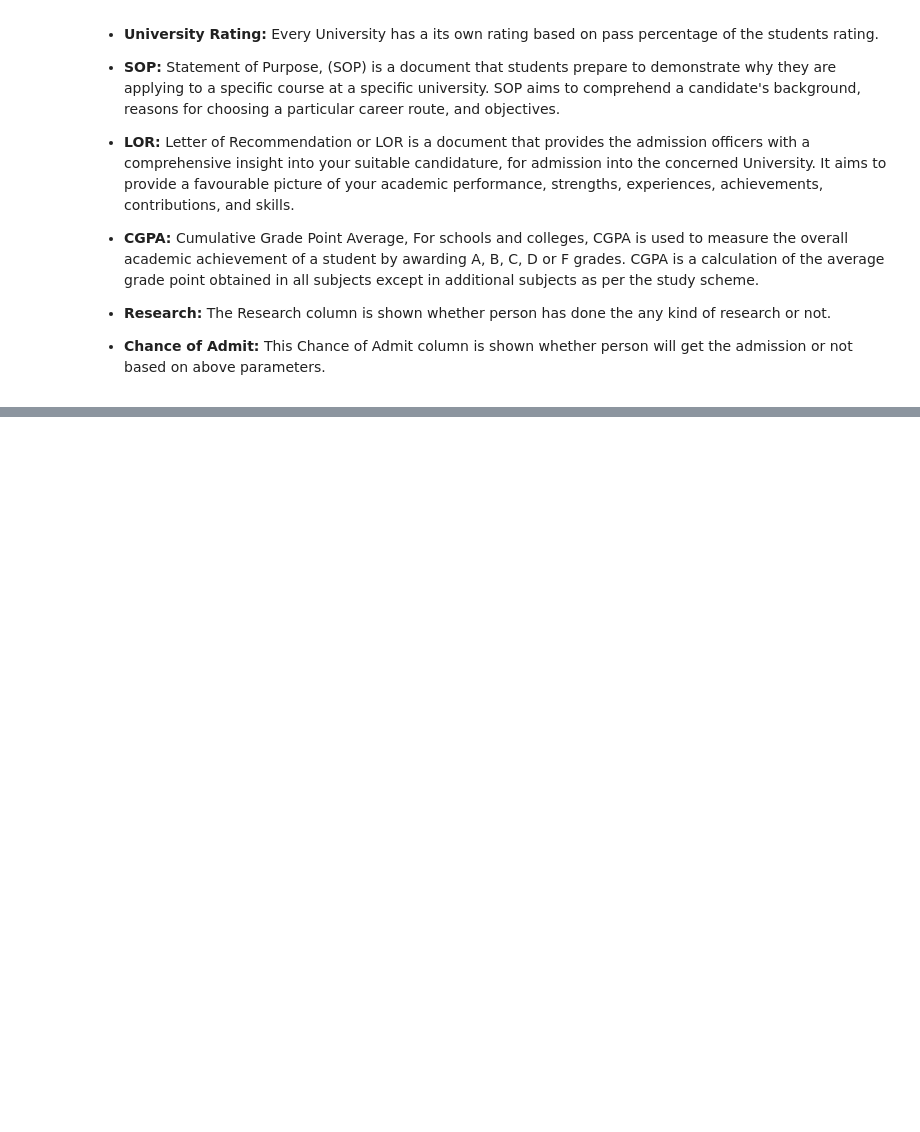
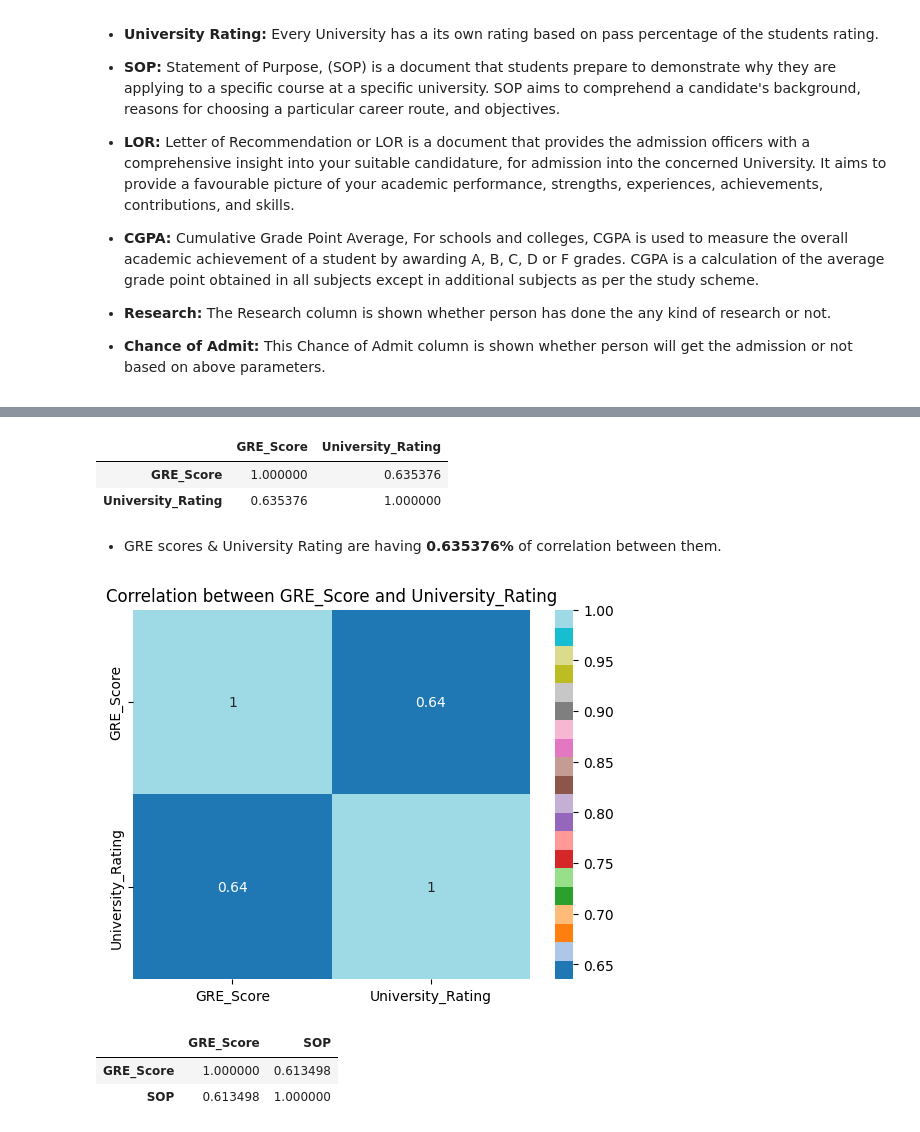
Before and after one commit to manojkumar211/admission-predict, a Jupyter notebook: experiment/admission.ipynb, the cells around one changed output, grey strips where cells are left out. Saved outputs shown, nothing was run; the diff lists cells and outputs as text; code cells hidden in the pictures; blank space fills up the shorter version.

```diff
--- a/experiment/admission.ipynb
+++ b/experiment/admission.ipynb
@@ -65,0 +113,20 @@ ds.columns.to_list()
+# %%
+ds[['GRE_Score','University_Rating']].corr()
+# %% [output]
+|  | GRE_Score | University_Rating |
+| GRE_Score | 1.000000 | 0.635376 |
+| University_Rating | 0.635376 | 1.000000 |
+# %% [markdown]
+- GRE scores & University Rating are having **0.635376%** of correlation between them.
+# %%
+sns.heatmap(data=ds[['GRE_Score','University_Rating']].corr(),cmap='tab20',annot=True)
+plt.title("Correlation between GRE_Score and University_Rating")
+plt.show()
+# %% [output]
+[figure, added]
+# %%
+ds[['GRE_Score','SOP']].corr()
+# %% [output]
+|  | GRE_Score | SOP |
+| GRE_Score | 1.000000 | 0.613498 |
+| SOP | 0.613498 | 1.000000 |
```
Also changed, not shown: parts of 44 cells of this notebook, 3 other files.
